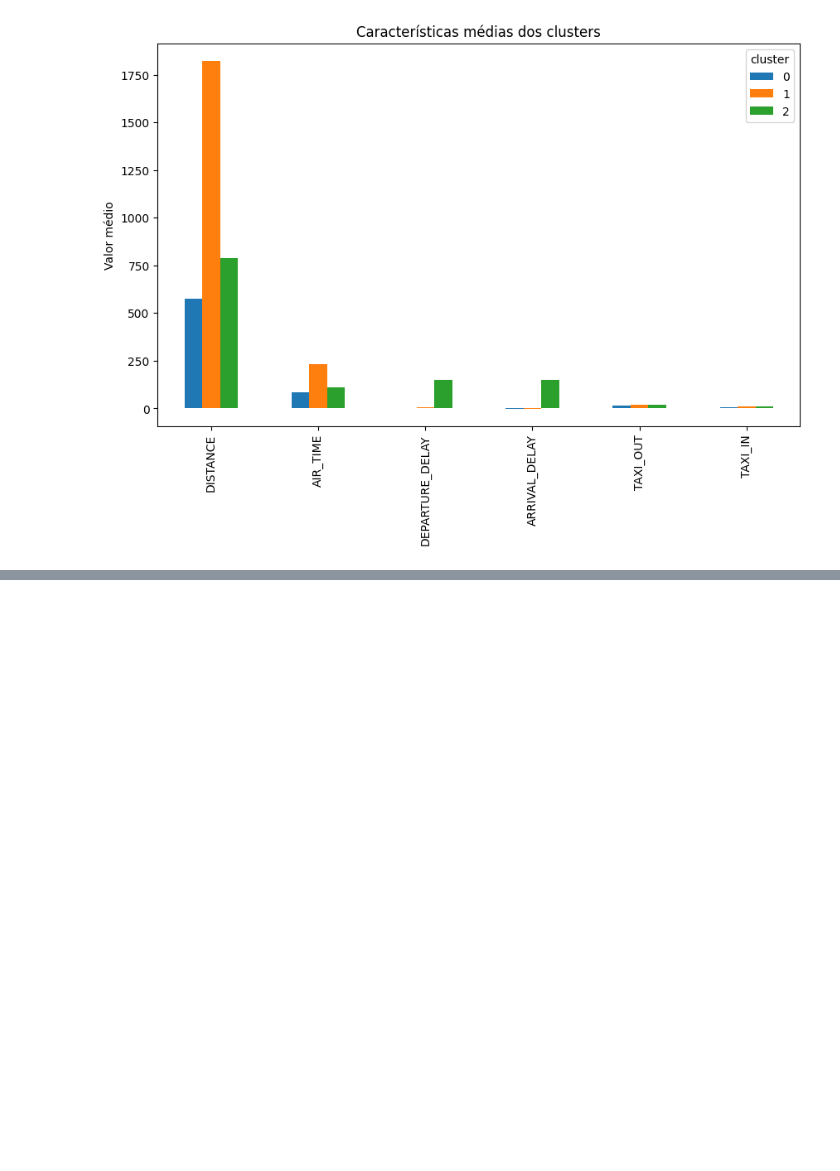
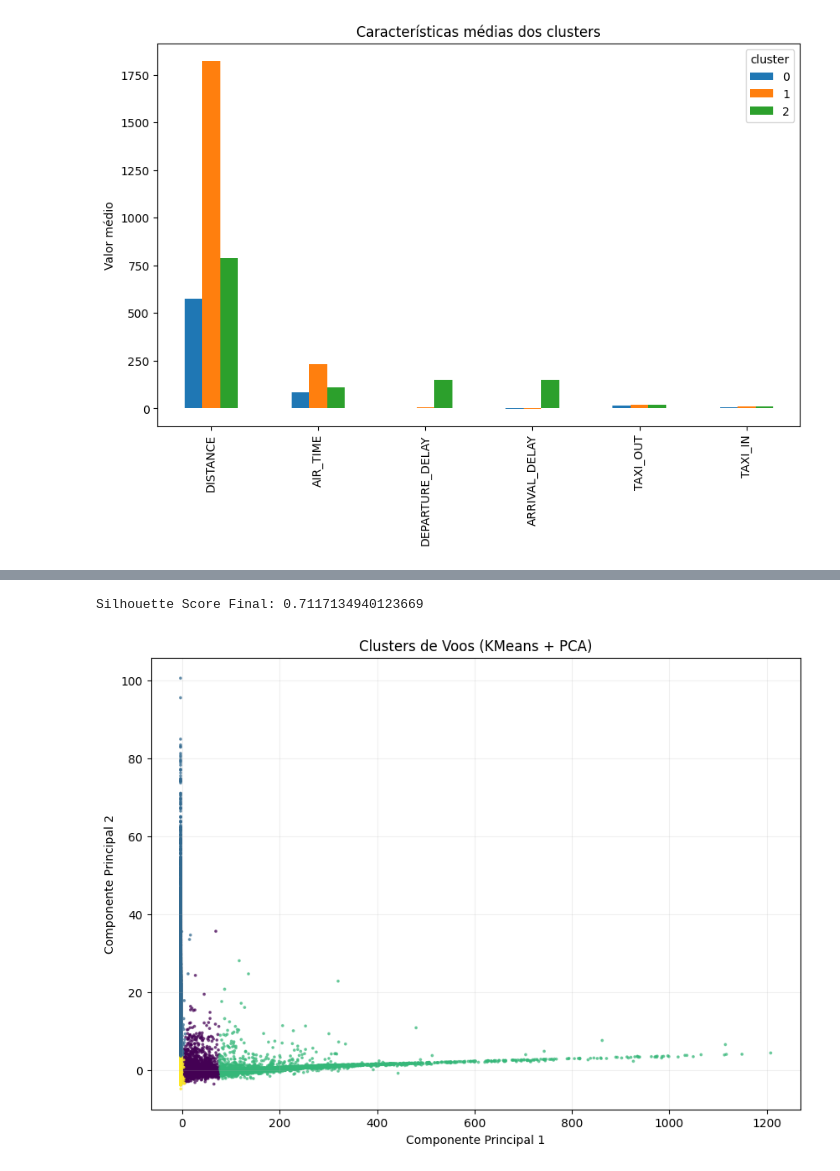
Before and after one commit to vinisouz4/FIAP_projeto_Fase_3, a Jupyter notebook: src/notebooks/treinamento_nao_supervisionado.ipynb, the cells around one changed output, grey strips where cells are left out. Cells and saved outputs as stored; diff of their text form; code cells hidden in the pictures; blank space fills up the shorter version.

```diff
--- a/src/notebooks/treinamento_nao_supervisionado.ipynb
+++ b/src/notebooks/treinamento_nao_supervisionado.ipynb
@@ -131,0 +237,39 @@ plt.show()
+# %%
+score = silhouette_score(
+    X_pca,
+    clusters,
+    sample_size=60000,
+    random_state=42
+)
+
+print("\nSilhouette Score Final:", score)
+# %% [output]
+Silhouette Score Final: 0.7117134940123669
+# %%
+# ===============================
+# 8 - Visualização com PCA
+# ===============================
+
+pca2 = PCA(n_components=2)
+X_vis = pca2.fit_transform(X_scaled)
+
+plt.figure(figsize=(10,7))
+
+plt.scatter(
+    X_vis[:,0],
+    X_vis[:,1],
+    c=clusters,
+    cmap="viridis",
+    s=3,
+    alpha=0.6
+)
+
+plt.title("Clusters de Voos (KMeans + PCA)")
+plt.xlabel("Componente Principal 1")
+plt.ylabel("Componente Principal 2")
+
+plt.grid(alpha=0.2)
+
+plt.show()
+# %% [output]
+[figure, added]
```
Also changed, not shown: parts of 4 cells of this notebook.
